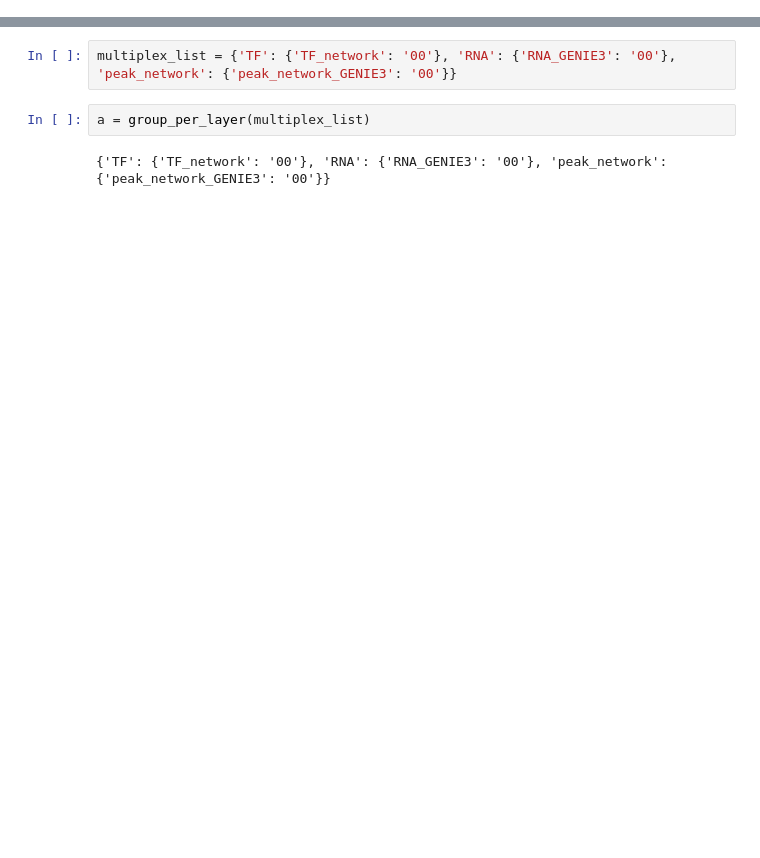
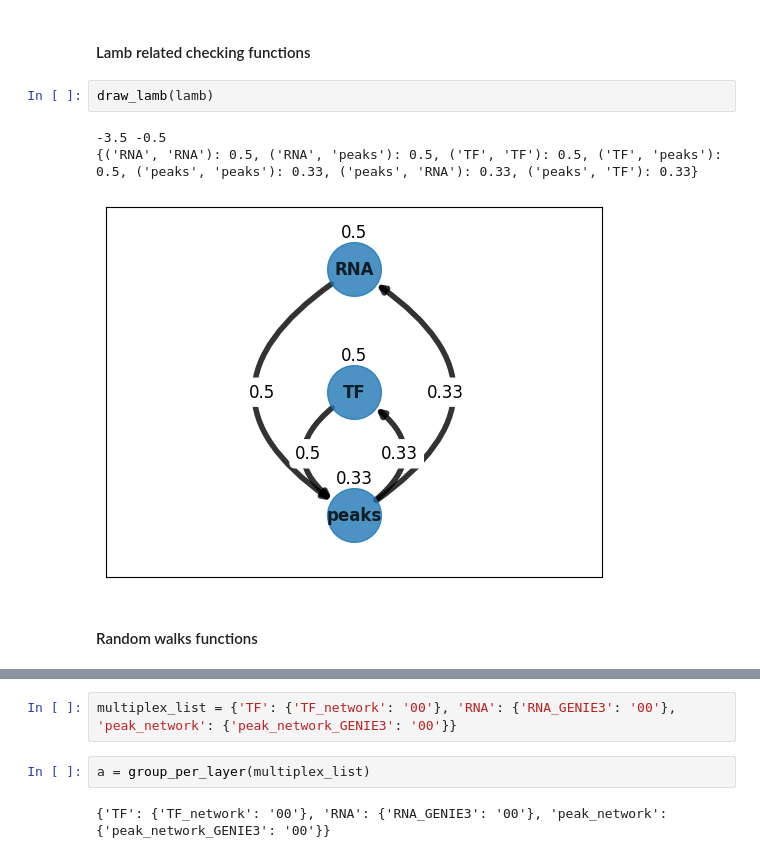
Before and after one commit to cantinilab/HuMMuS, a Jupyter notebook: test_hummuspy.ipynb, the cells around one changed output, grey strips where cells are left out. Cells and saved outputs as stored; diff of their text form; blank space fills up the shorter version.

```diff
--- a/test_hummuspy.ipynb
+++ b/test_hummuspy.ipynb
@@ -116,0 +416,10 @@ def setup_proba_config(
+# %% [markdown]
+#### Lamb related checking functions
+# %%
+draw_lamb(lamb)
+# %% [output]
+-3.5 -0.5
+{('RNA', 'RNA'): 0.5, ('RNA', 'peaks'): 0.5, ('TF', 'TF'): 0.5, ('TF', 'peaks'): 0.5, ('peaks', 'peaks'): 0.33, ('peaks', 'RNA'): 0.33, ('peaks', 'TF'): 0.33}
+[figure, added]
+# %% [markdown]
+#### Random walks functions
```
Also changed, not shown: parts of 51 cells of this notebook, 50 other files.
